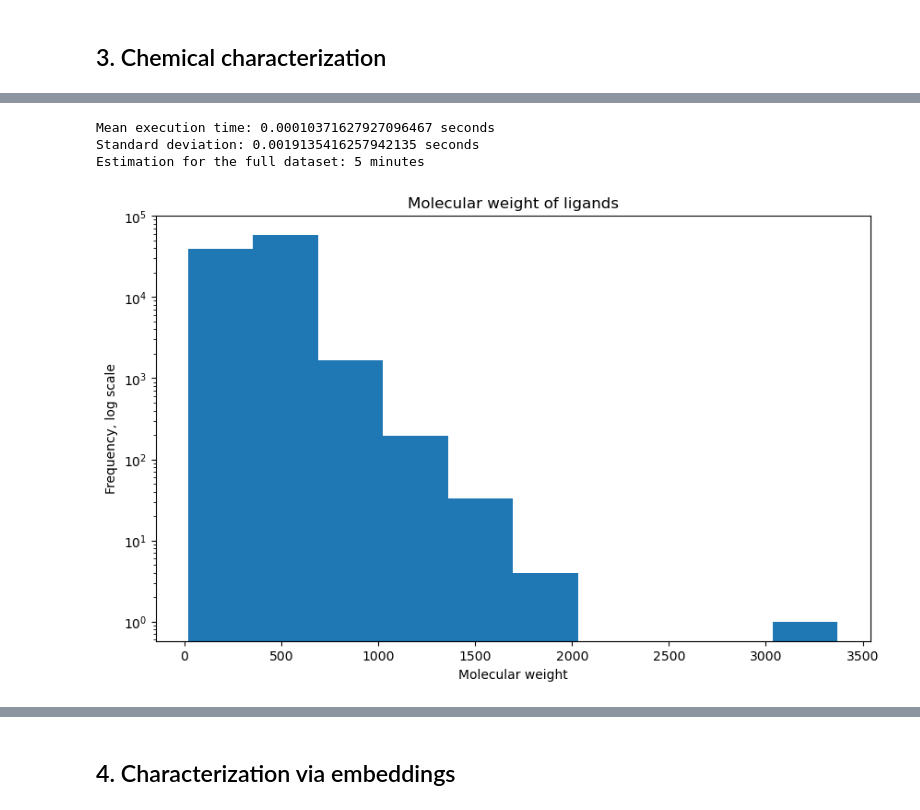
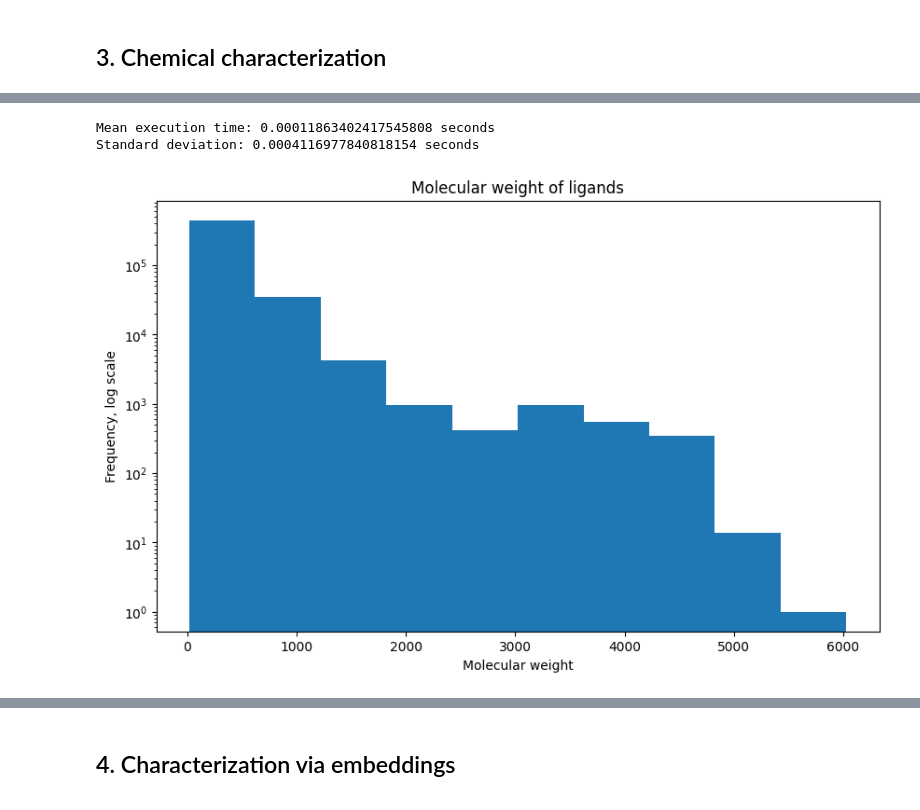
Before and after one commit to epfl-ada/ada-2024-project-laambada, a Jupyter notebook: results.ipynb, the cells around one changed output, grey strips where cells are left out. Saved outputs shown, nothing was run; the diff lists cells and outputs as text; code cells hidden in the pictures.

```diff
--- a/results.ipynb
+++ b/results.ipynb
@@ -138,11 +139,12 @@ Number of valence electrons of the first molecule:  174
  'fr_urea': 1}
 # %%
-# Lets see if we can use it in a feasable time
+# let's see if we can use it in a feasable time
 # To save executions time
 execution_times = []
+sample_size = 40000
 
 smiles_to_molecules = []
-for smiles in df_subset['Ligand SMILES']:
+for smiles in df_bindingDB['Ligand SMILES'][:sample_size]:
     start_time = time.time()
     molecule = Chem.MolFromSmiles(smiles)
     smiles_to_molecules.append(molecule)
@@ -157,10 +159,7 @@ print(f"Mean execution time: {mean_time} seconds")
 print(f"Standard deviation: {std_time} seconds")
 print(f"Estimation for the full dataset: {round(len(df_bindingDB)*mean_time/60)} minutes")
 
-df_subset['RDKIT Molecules'] = smiles_to_molecules
+molecules_series = pd.Series(smiles_to_molecules)
 
-print(f"Number of molecules not processed by rdkit: {df_subset['RDKIT Molecules'].isna().sum()} out of {len(df_subset)} ligands")
-# Delete these rows
-df_subset = df_subset.dropna(subset=['RDKIT Molecules'])
-print(len(df_subset))
+print(f"Number of molecules not processed by rdkit: {(molecules_series).isna().sum()} out of {len(molecules_series)} ligands")
 # %% [output]
@@ -496,5 +488,5 @@ for key in family_dict_2:
     ids.update(family_dict_2[key])
 family_dict = {k: v for k, v in family_dict.items() if k in ids}
 # %%
-df_bindingDB_filtered = df_bindingDB[df_bindingDB['UniProt (SwissProt) Entry Name of Target Chain'].isin(family_dict.keys())]
+df_bindingDB_filtered = df_bindingDB[df_bindingDB['UniProt (SwissProt) Entry Name of Target Chain'].isin(family_dict.keys())].copy()
 # %% [markdown]
@@ -559,22 +554,19 @@ KCNA3_HUMAN has 0 ligands
 # %%
 # We only keep the ligand that are rdkit compatible
-# Liste pour stocker les temps d'exécution
 execution_times = []
 
 smiles_to_molecules = []
-for smiles in df_bindingDB['Ligand SMILES']:
+for smiles in df_bindingDB_filtered['Ligand SMILES']:
     start_time = time.time()
     molecule = Chem.MolFromSmiles(smiles)
     smiles_to_molecules.append(molecule)
     end_time = time.time()
     execution_times.append(end_time - start_time)
 
-# Calculer les statistiques
 mean_time = np.mean(execution_times)
 std_time = np.std(execution_times)
 
 print(f"Mean execution time: {mean_time} seconds")
 print(f"Standard deviation: {std_time} seconds")
-print(f"Estimation for the full dataset: {round(len(df_bindingDB)*mean_time/60)} minutes")
 
-df_bindingDB['RDKIT Molecules'] = smiles_to_molecules
+df_bindingDB_filtered['RDKIT Molecules'] = smiles_to_molecules
@@ -580,0 +593,6 @@ df_bindingDB['RDKIT Molecules'] = smiles_to_molecules
+# %%
+df_bindingDB_filtered['RDKIT Molecules'].isna().sum()
+print(f"Number of molecules not processed by rdkit: {df_bindingDB_filtered['RDKIT Molecules'].isna().sum()} out of {len(df_bindingDB_filtered)} ligands")
+
+# Cleaning
+df_bindingDB_filtered.dropna(subset=['RDKIT Molecules'], inplace=True)
@@ -585,36 +612,33 @@ df_bindingDB['RDKIT Molecules'] = smiles_to_molecules
 # %%
 # 1. Molecular weight
 molecular_weights = []
 
-for molecule in df_subset['RDKIT Molecules']:
+for molecule in df_bindingDB_filtered['RDKIT Molecules']:
     start_time = time.time()
     mw = Descriptors.MolWt(molecule)
     molecular_weights.append(mw)
     end_time = time.time()
     execution_times.append(end_time - start_time)
 
-# Calculer les statistiques
+df_bindingDB_filtered['Ligand MW'] = molecular_weights
+
 mean_time = np.mean(execution_times)
 std_time = np.std(execution_times)
 
 print(f"Mean execution time: {mean_time} seconds")
 print(f"Standard deviation: {std_time} seconds")
-print(f"Estimation for the full dataset: {round(len(df_bindingDB)*mean_time/60)} minutes")
 
 # Plot
-molecular_weights = pd.Series(molecular_weights)
-
 plt.figure(figsize=(10, 6))
-molecular_weights.plot(kind = 'hist', logy=True)
+df_bindingDB_filtered['Ligand MW'].plot(kind = 'hist', logy=True)
 plt.xlabel('Molecular weight')
 plt.ylabel('Frequency, log scale')
 plt.title('Molecular weight of ligands')
 plt.show()
 # %% [output]
-Mean execution time: 0.00010371627927096467 seconds
-Standard deviation: 0.0019135416257942135 seconds
-Estimation for the full dataset: 5 minutes
+Mean execution time: 0.00011863402417545808 seconds
+Standard deviation: 0.0004116977840818154 seconds
-[figure, old version]
+[figure, new version]
 # %%
 # 2. Functionnal group counts
 
```
Also changed, not shown: parts of 45 cells of this notebook, 2 other files.
